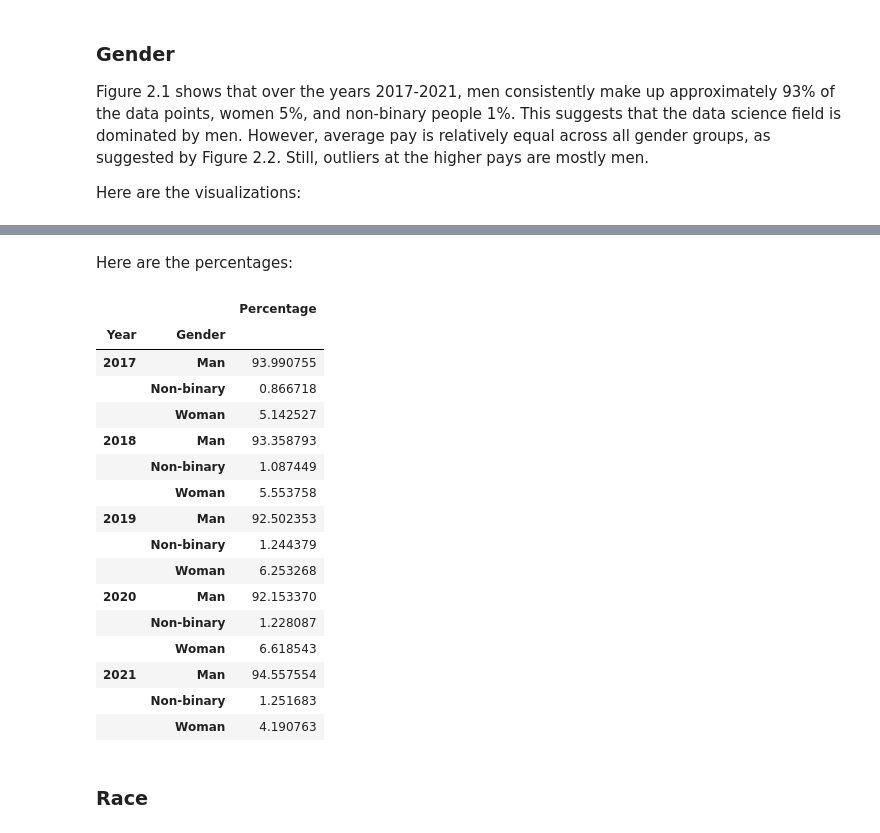
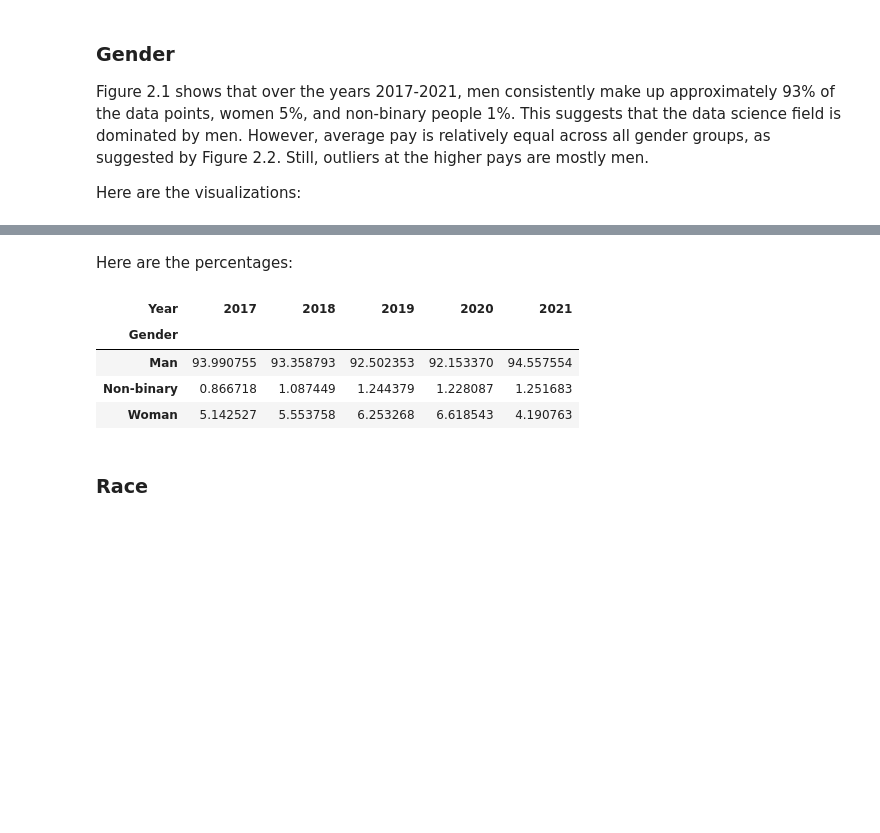
Before and after one commit to potatokim/data-science-demographics-visuals, a Jupyter notebook: main.ipynb, the cells around one changed output, grey strips where cells are left out. Cells and saved outputs as stored; diff of their text form; code cells hidden in the pictures; blank space fills up the shorter version.

```diff
--- a/main.ipynb
+++ b/main.ipynb
@@ -455,24 +435,12 @@ format_pay_axis(gender_axes[1], False)
-# %% [markdown]
-Here are the percentages:
-# %%
-gender_dist[[YEAR, GENDER, PCT_LABEL]].set_index([YEAR, GENDER])
-# %% [output]
-|  |  | Percentage |
-| Year | Gender |  |
-| 2017 | Man | 93.990755 |
-|  | Non-binary | 0.866718 |
-|  | Woman | 5.142527 |
-| 2018 | Man | 93.358793 |
-|  | Non-binary | 1.087449 |
-|  | Woman | 5.553758 |
-| 2019 | Man | 92.502353 |
-|  | Non-binary | 1.244379 |
-|  | Woman | 6.253268 |
-| 2020 | Man | 92.153370 |
-|  | Non-binary | 1.228087 |
-|  | Woman | 6.618543 |
-| 2021 | Man | 94.557554 |
-|  | Non-binary | 1.251683 |
-|  | Woman | 4.190763 |
+# %% [markdown]
+Here are the percentages:
+# %%
+gender_dist[[YEAR, GENDER, PCT_LABEL]].pivot(index=GENDER, columns=YEAR, values=PCT_LABEL)
+# %% [output]
+| Year | 2017 | 2018 | 2019 | 2020 | 2021 |
+| Gender |  |  |  |  |  |
+| Man | 93.990755 | 93.358793 | 92.502353 | 92.153370 | 94.557554 |
+| Non-binary | 0.866718 | 1.087449 | 1.244379 | 1.228087 | 1.251683 |
+| Woman | 5.142527 | 5.553758 | 6.253268 | 6.618543 | 4.190763 |
 # %% [markdown]
 ### Race
```
Also changed, not shown: parts of 32 cells of this notebook.
